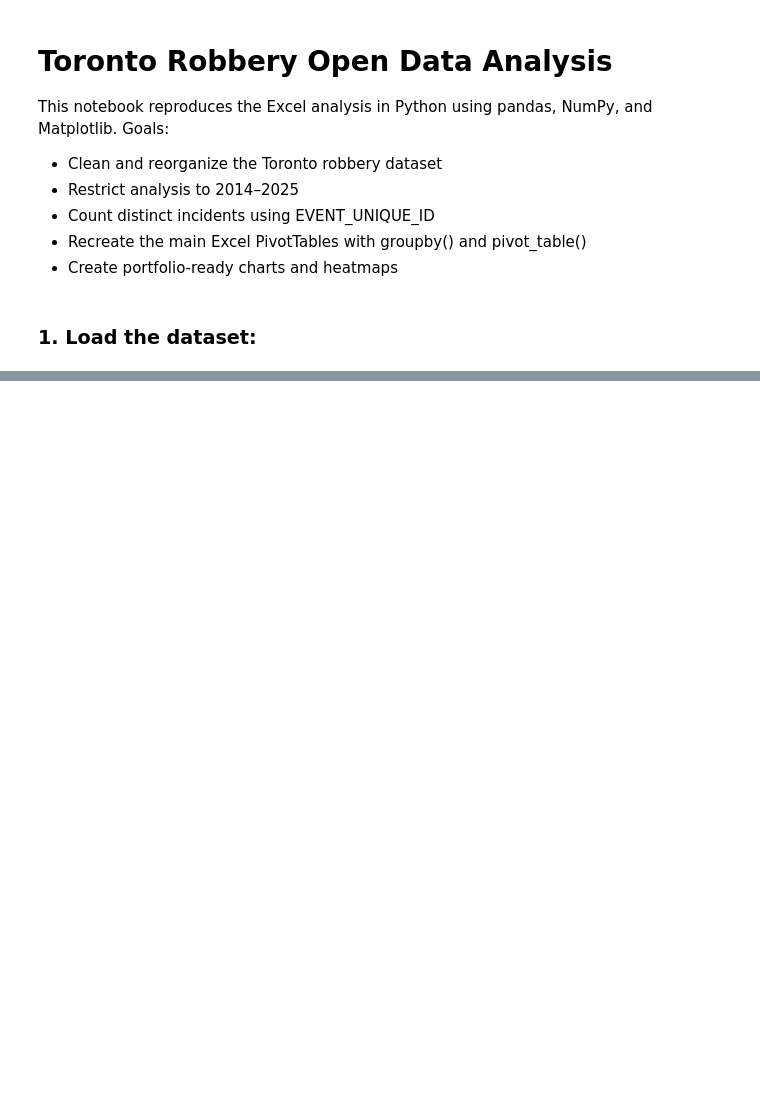
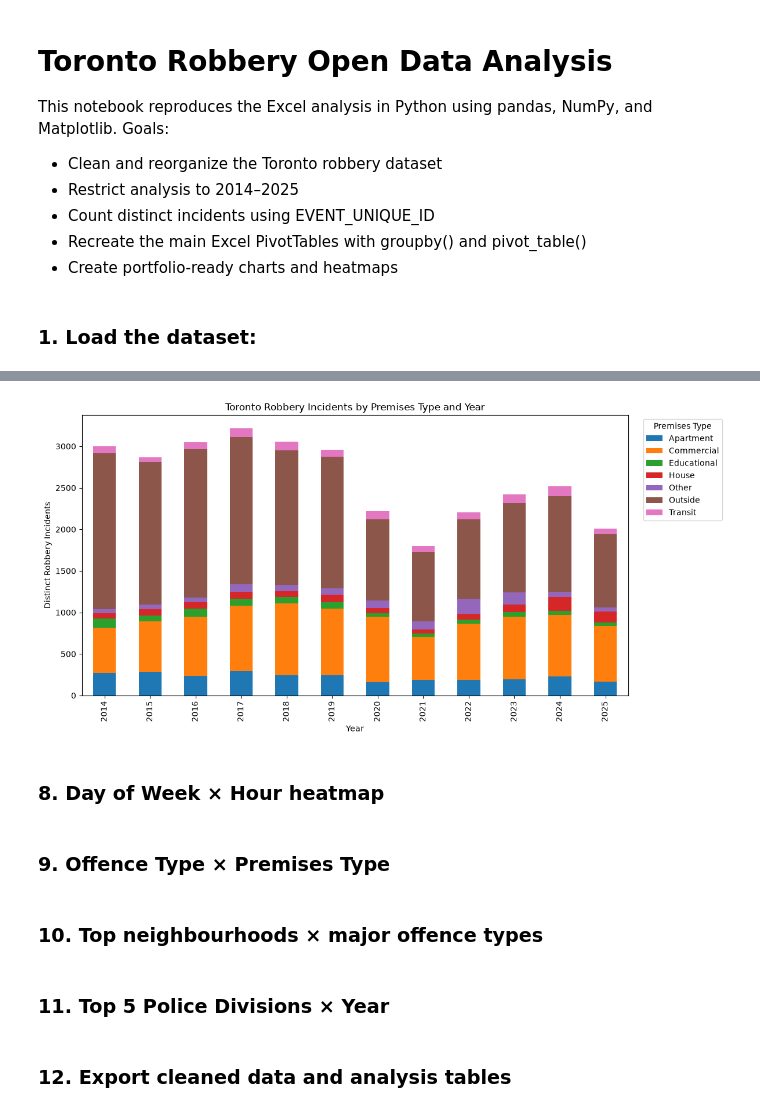
Before and after one commit to waz-abd/Toronto-Robbery-Analysis, a Jupyter notebook: main.ipynb, the cells around one changed output, grey strips where cells are left out. Cells and saved outputs as stored; diff of their text form; code cells hidden in the pictures; blank space fills up the shorter version.

```diff
--- a/main.ipynb
+++ b/main.ipynb
@@ -35,0 +175,11 @@ Columns: 31
+# %%
+year_premises = pd.pivot_table(
+    analysis_df,
+    index='OCC_YEAR',
+    columns='PREMISES_TYPE',
+    values='EVENT_UNIQUE_ID',
+    aggfunc=pd.Series.nunique,
+    fill_value=0
+)
+
+year_premises
@@ -35,0 +201,20 @@ Columns: 31
+# %%
+year_premises.plot(kind='bar', stacked=True, figsize=(12, 6))
+plt.title('Toronto Robbery Incidents by Premises Type and Year')
+plt.xlabel('Year')
+plt.ylabel('Distinct Robbery Incidents')
+plt.legend(title='Premises Type', bbox_to_anchor=(1.02, 1), loc='upper left')
+plt.tight_layout()
+plt.show()
+# %% [output]
+[figure, added]
+# %% [markdown]
+### 8. Day of Week × Hour heatmap
+# %% [markdown]
+### 9. Offence Type × Premises Type
+# %% [markdown]
+### 10. Top neighbourhoods × major offence types
+# %% [markdown]
+### 11. Top 5 Police Divisions × Year
+# %% [markdown]
+### 12. Export cleaned data and analysis tables
```
Also changed, not shown: parts of 15 cells of this notebook.
